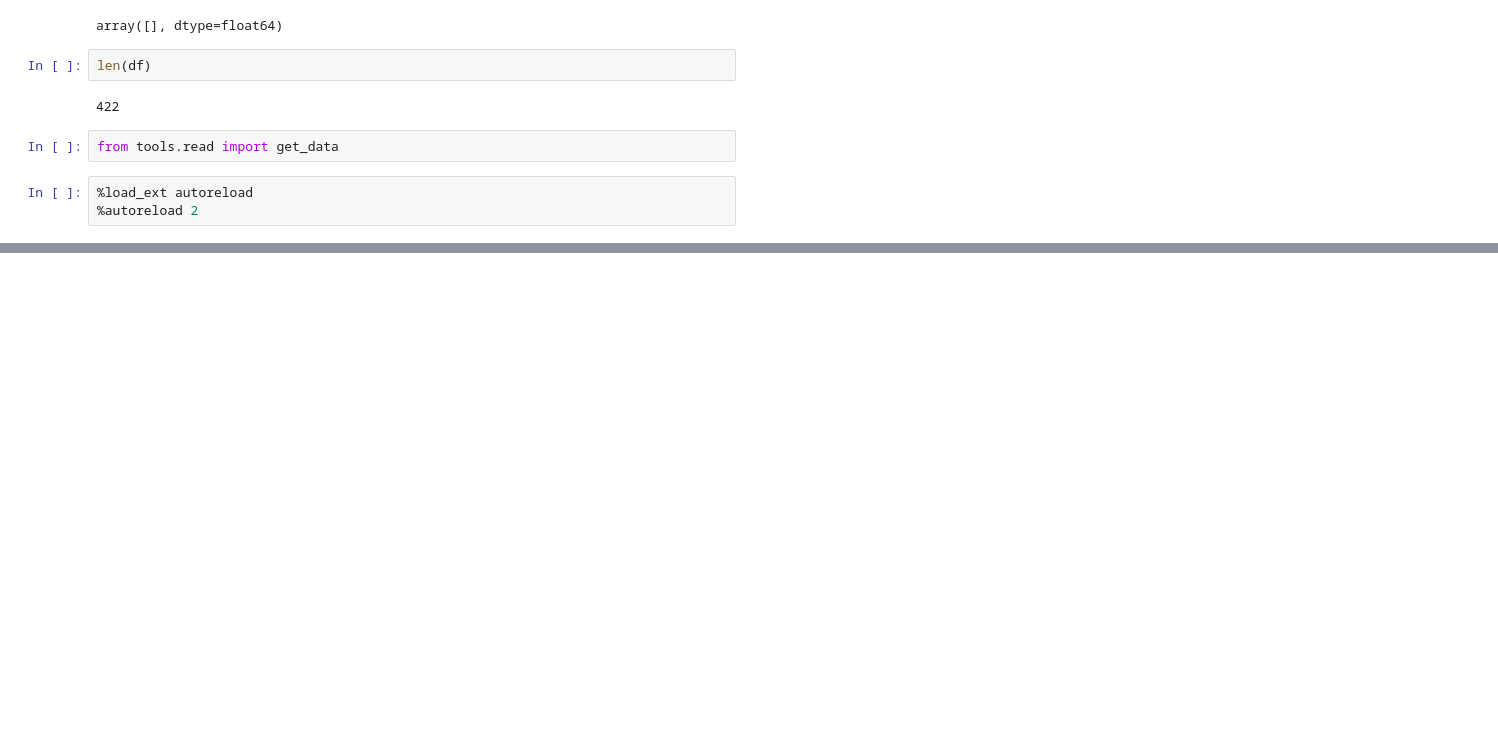
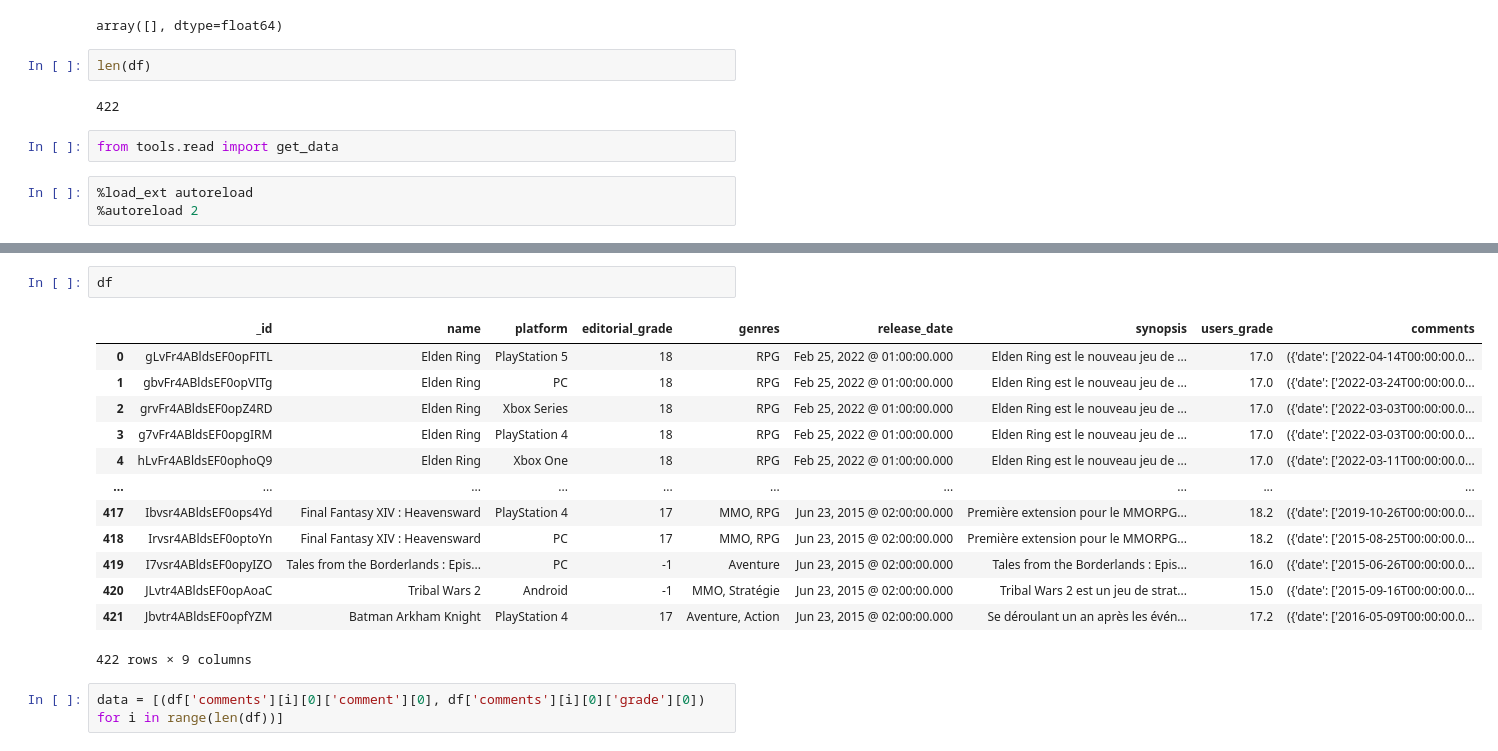
Before and after one commit to florianfrictus/projetWEM, a Jupyter notebook: test_dataset.ipynb, the cells around one changed output, grey strips where cells are left out. Cells and saved outputs as stored; diff of their text form; blank space fills up the shorter version.

```diff
--- a/test_dataset.ipynb
+++ b/test_dataset.ipynb
@@ -68,0 +67,18 @@ FileNotFoundError: [Errno 2] No such file or directory: '../data/dataset500.csv'
+# %%
+df
+# %% [output]
+|  | _id | name | platform | editorial_grade | genres | release_date | synopsis | users_grade | comments |
+| 0 | gLvFr4ABldsEF0opFITL | Elden Ring | PlayStation 5 | 18 | RPG | Feb 25, 2022 @ 01:00:00.000 | Elden Ring est le nouveau jeu de ... | 17.0 | ({'date': ['2022-04-14T00:00:00.0... |
+| 1 | gbvFr4ABldsEF0opVITg | Elden Ring | PC | 18 | RPG | Feb 25, 2022 @ 01:00:00.000 | Elden Ring est le nouveau jeu de ... | 17.0 | ({'date': ['2022-03-24T00:00:00.0... |
+| 2 | grvFr4ABldsEF0opZ4RD | Elden Ring | Xbox Series | 18 | RPG | Feb 25, 2022 @ 01:00:00.000 | Elden Ring est le nouveau jeu de ... | 17.0 | ({'date': ['2022-03-03T00:00:00.0... |
+| 3 | g7vFr4ABldsEF0opgIRM | Elden Ring | PlayStation 4 | 18 | RPG | Feb 25, 2022 @ 01:00:00.000 | Elden Ring est le nouveau jeu de ... | 17.0 | ({'date': ['2022-03-03T00:00:00.0... |
+| 4 | hLvFr4ABldsEF0ophoQ9 | Elden Ring | Xbox One | 18 | RPG | Feb 25, 2022 @ 01:00:00.000 | Elden Ring est le nouveau jeu de ... | 17.0 | ({'date': ['2022-03-11T00:00:00.0... |
+| ... | ... | ... | ... | ... | ... | ... | ... | ... | ... |
+| 417 | Ibvsr4ABldsEF0ops4Yd | Final Fantasy XIV : Heavensward | PlayStation 4 | 17 | MMO, RPG | Jun 23, 2015 @ 02:00:00.000 | Première extension pour le MMORPG... | 18.2 | ({'date': ['2019-10-26T00:00:00.0... |
+| 418 | Irvsr4ABldsEF0optoYn | Final Fantasy XIV : Heavensward | PC | 17 | MMO, RPG | Jun 23, 2015 @ 02:00:00.000 | Première extension pour le MMORPG... | 18.2 | ({'date': ['2015-08-25T00:00:00.0... |
+| 419 | I7vsr4ABldsEF0opyIZO | Tales from the Borderlands : Epis... | PC | -1 | Aventure | Jun 23, 2015 @ 02:00:00.000 | Tales from the Borderlands : Epis... | 16.0 | ({'date': ['2015-06-26T00:00:00.0... |
+| 420 | JLvtr4ABldsEF0opAoaC | Tribal Wars 2 | Android | -1 | MMO, Stratégie | Jun 23, 2015 @ 02:00:00.000 | Tribal Wars 2 est un jeu de strat... | 15.0 | ({'date': ['2015-09-16T00:00:00.0... |
+| 421 | Jbvtr4ABldsEF0opfYZM | Batman Arkham Knight | PlayStation 4 | 17 | Aventure, Action | Jun 23, 2015 @ 02:00:00.000 | Se déroulant un an après les évén... | 17.2 | ({'date': ['2016-05-09T00:00:00.0... |
+422 rows × 9 columns
+# %%
+data = [(df['comments'][i][0]['comment'][0], df['comments'][i][0]['grade'][0]) for i in range(len(df))]
```
Also changed, not shown: parts of 2 cells of this notebook, 3 other files.
